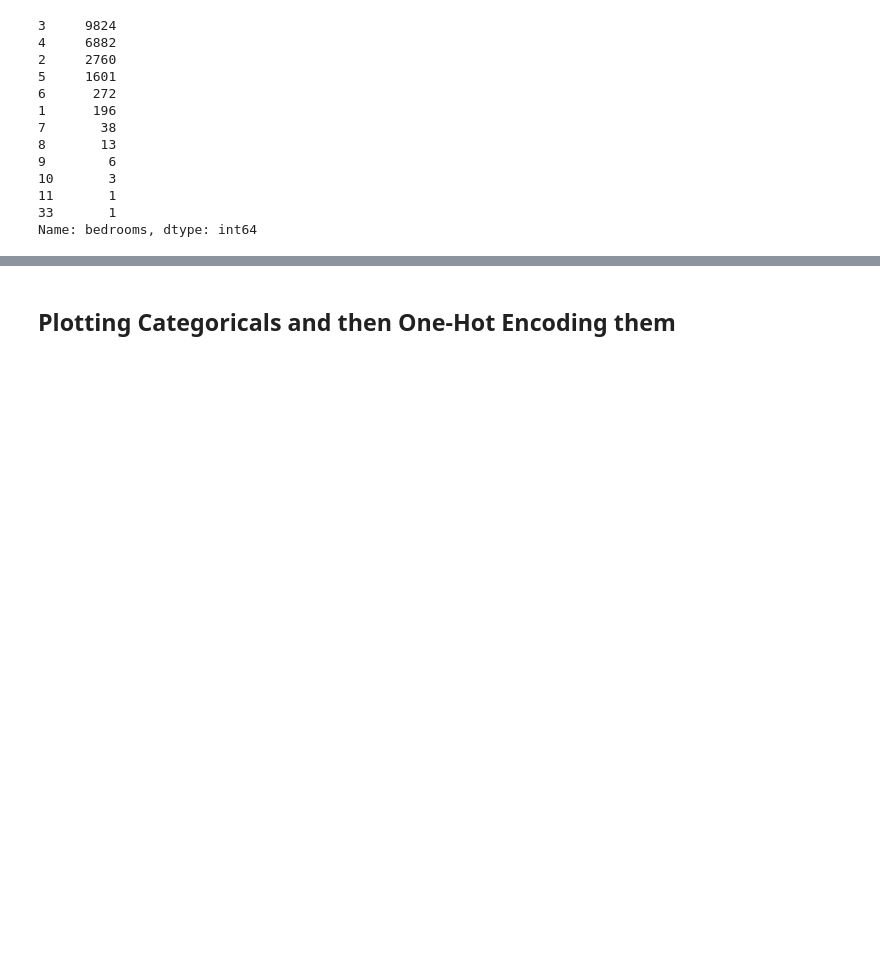
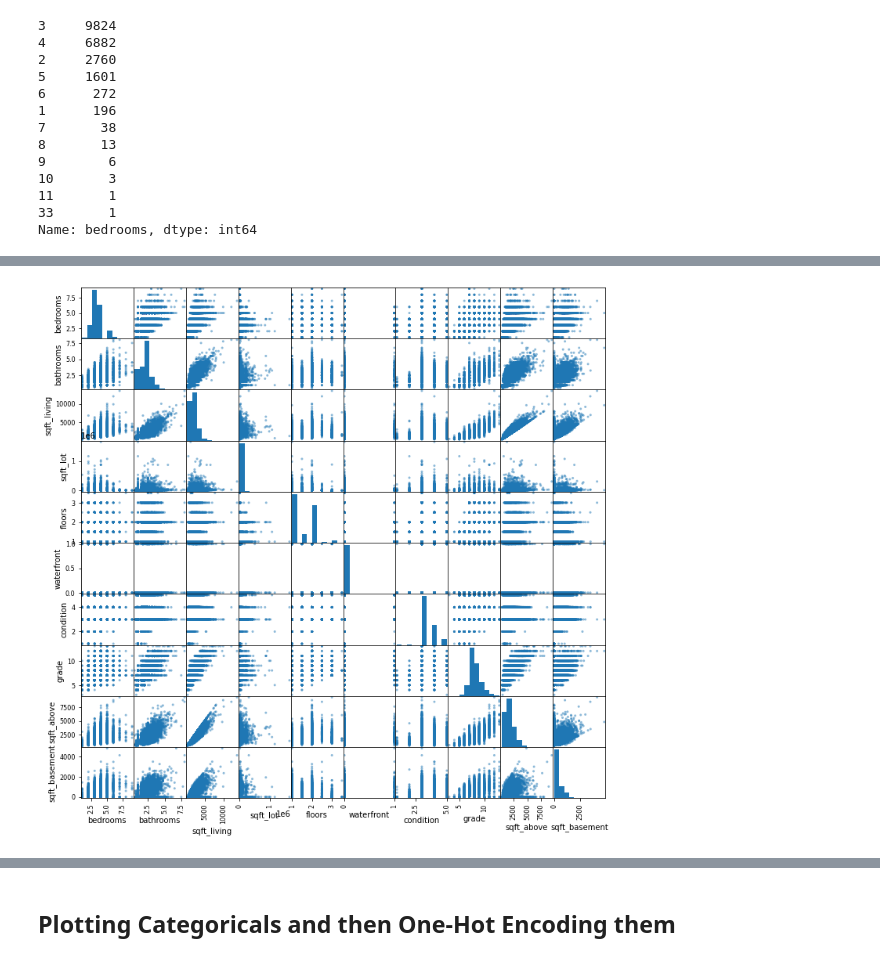
Before and after one commit to jxn628/dsc-home-price-analysis, a Jupyter notebook: student.ipynb, the cells around one changed output, grey strips where cells are left out. Saved outputs shown, nothing was run; the diff lists cells and outputs as text; code cells hidden in the pictures; blank space fills up the shorter version.

```diff
--- a/student.ipynb
+++ b/student.ipynb
@@ -389,0 +381,7 @@ df.head(5)
+# %%
+#numeric variables
+numeric_vars= ['bedrooms', 'bathrooms', 'sqft_living', 'sqft_lot', 'floors', 'waterfront',
+'condition', 'grade', 'sqft_above', 'sqft_basement']
+# %%
+king_preprocessed = df.loc[:,numeric_vars]
+king_preprocessed.head()
@@ -389,0 +395,5 @@ df.head(5)
+# %%
+#scatter matrix for numeric variables
+pd.plotting.scatter_matrix(king_preprocessed, figsize=[12, 12]);
+# %% [output]
+[figure, added]
```
Also changed, not shown: parts of 42 cells of this notebook.
